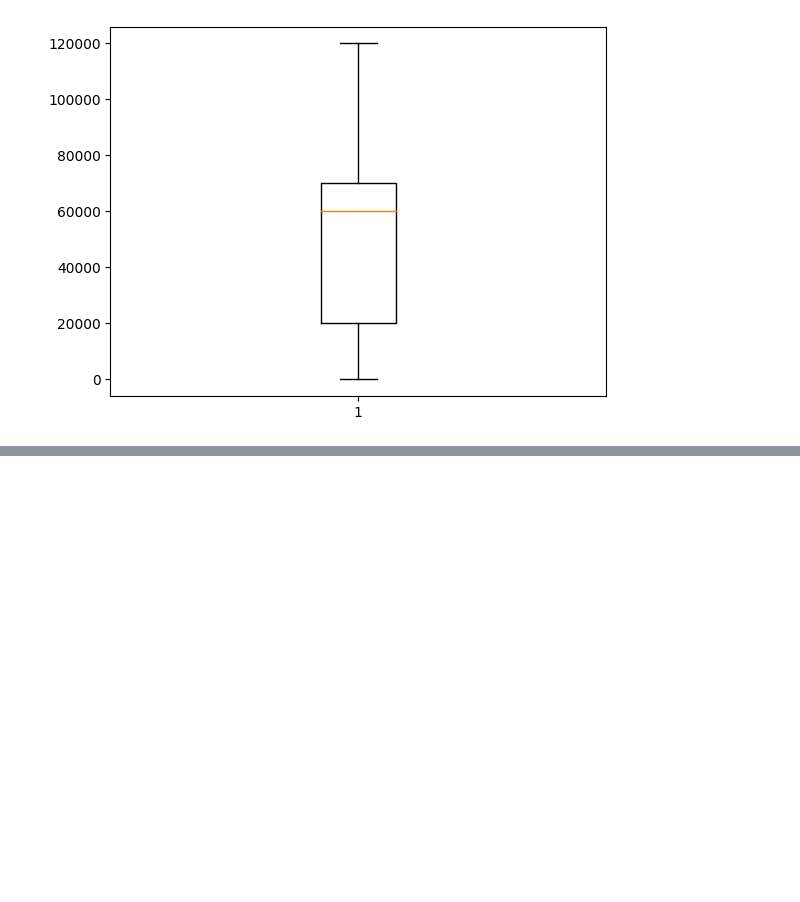
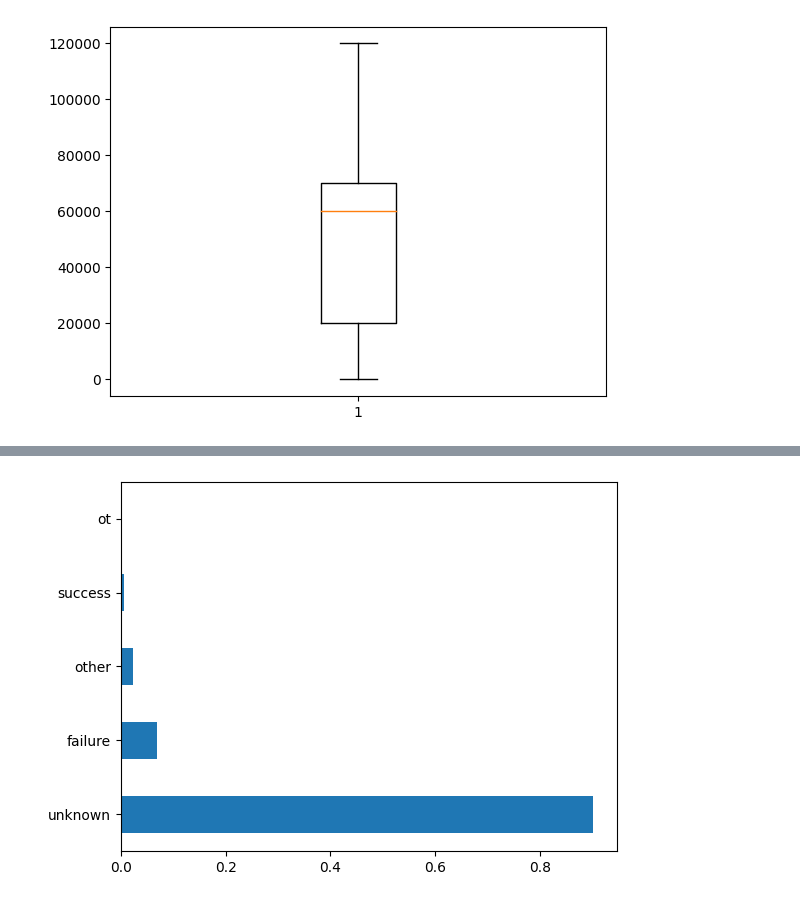
Before and after one commit to SatyaIyerRaghav/PandaPractisePrograms, a Jupyter notebook: Data__Exploratory_Analysis.ipynb, the cells around one changed output, grey strips where cells are left out. Saved outputs shown, nothing was run; the diff lists cells and outputs as text; code cells hidden in the pictures; blank space fills up the shorter version.

```diff
--- a/Data__Exploratory_Analysis.ipynb
+++ b/Data__Exploratory_Analysis.ipynb
@@ -281,0 +385,7 @@ Name: duration, dtype: float64
+# %%
+#poutcome
+
+inp1.poutcome.value_counts(normalize = True).plot.barh()
+plt.show()
+# %% [output]
+[figure, added]
```
Also changed, not shown: parts of 83 cells of this notebook.
